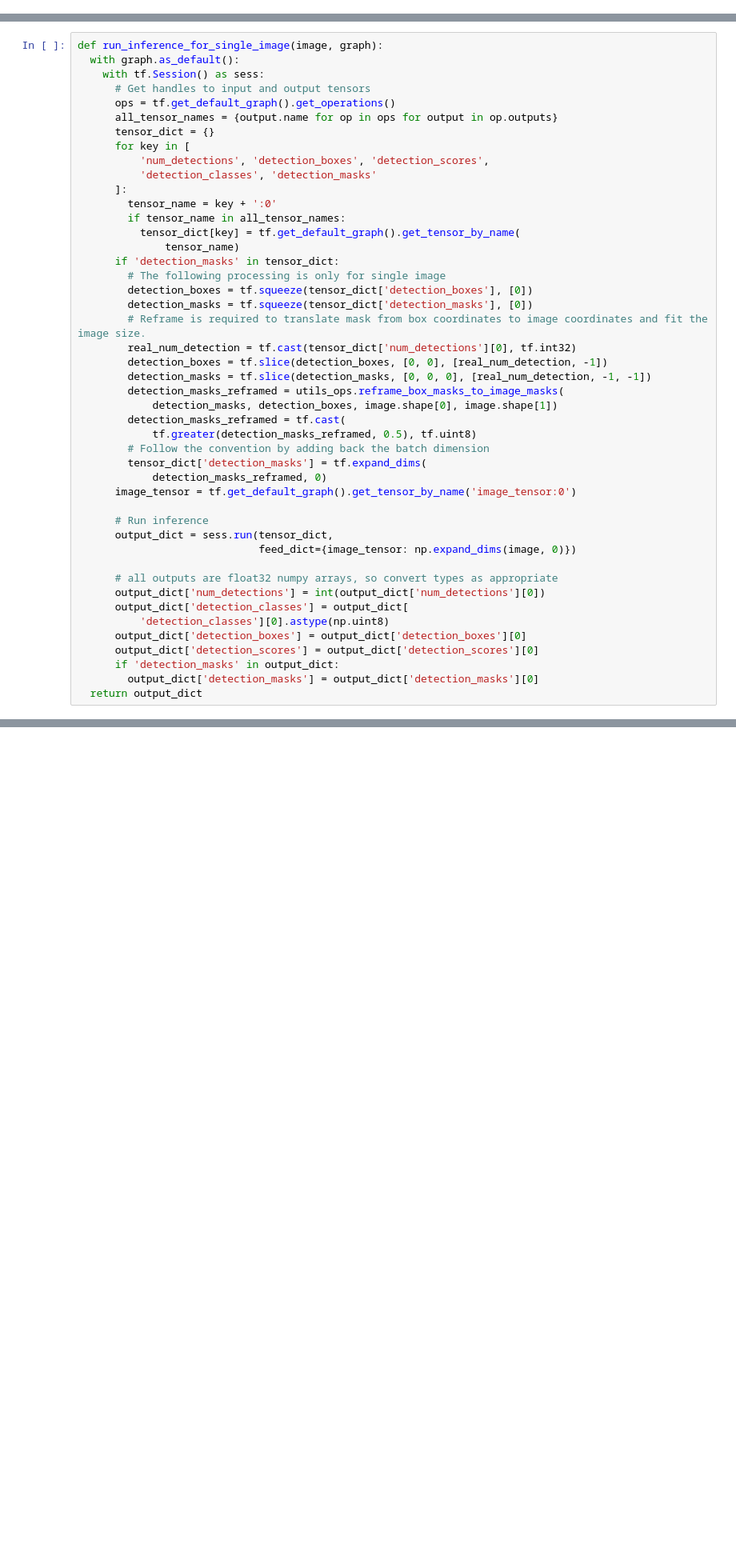
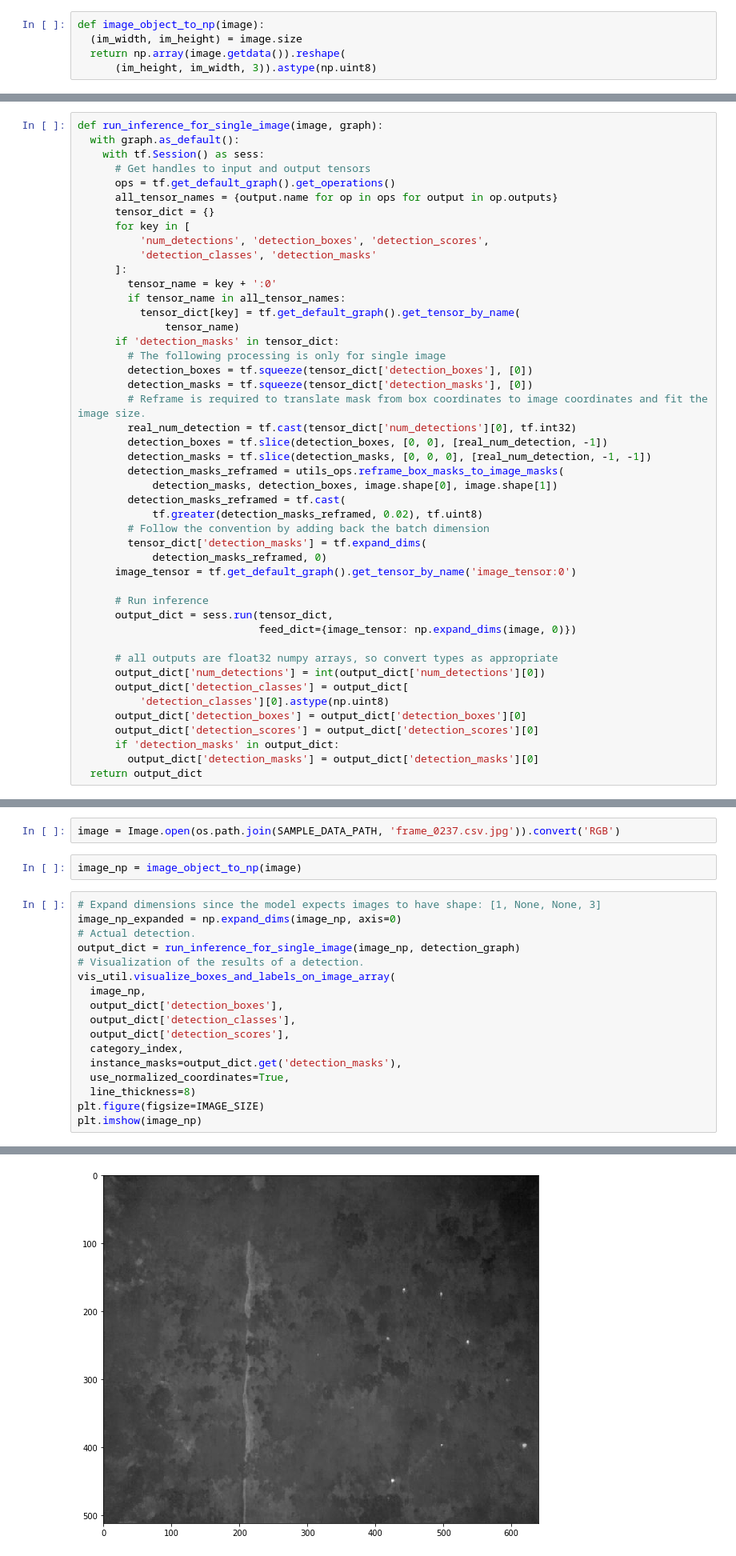
Before and after one commit to KitBurgess/space-agency-hackathon, a Jupyter notebook: investigating/Data Discovery Kuba.ipynb, the cells around one changed output, grey strips where cells are left out. Shown: that part at 80% size. Cells and saved outputs as stored; diff of their text form; blank space fills up the shorter version.

```diff
--- a/investigating/Data Discovery Kuba.ipynb
+++ b/investigating/Data Discovery Kuba.ipynb
@@ -44,3 +53,8 @@ array([[171, 171, 171, ..., 164, 162, 163],
+# %%
+def image_object_to_np(image):
+  (im_width, im_height) = image.size
+  return np.array(image.getdata()).reshape(
+      (im_height, im_width, 3)).astype(np.uint8)
 # %% [markdown]
 ## Here be the tensorflow bit
 # %%
@@ -155,7 +169,7 @@ def run_inference_for_single_image(image, graph):
         detection_masks_reframed = utils_ops.reframe_box_masks_to_image_masks(
             detection_masks, detection_boxes, image.shape[0], image.shape[1])
         detection_masks_reframed = tf.cast(
-            tf.greater(detection_masks_reframed, 0.5), tf.uint8)
+            tf.greater(detection_masks_reframed, 0.02), tf.uint8)
         # Follow the convention by adding back the batch dimension
         tensor_dict['detection_masks'] = tf.expand_dims(
             detection_masks_reframed, 0)
@@ -231,3 +242,25 @@ plt.imshow(image_np)
 # %% [output]
 <matplotlib.image.AxesImage at 0x...>
 [figure]
+# %%
+image = Image.open(os.path.join(SAMPLE_DATA_PATH, 'frame_0237.csv.jpg')).convert('RGB')
+# %%
+image_np = image_object_to_np(image)
+# %%
+# Expand dimensions since the model expects images to have shape: [1, None, None, 3]
+image_np_expanded = np.expand_dims(image_np, axis=0)
+# Actual detection.
+output_dict = run_inference_for_single_image(image_np, detection_graph)
+# Visualization of the results of a detection.
+vis_util.visualize_boxes_and_labels_on_image_array(
+  image_np,
+  output_dict['detection_boxes'],
+  output_dict['detection_classes'],
+  output_dict['detection_scores'],
+  category_index,
+  instance_masks=output_dict.get('detection_masks'),
+  use_normalized_coordinates=True,
+  line_thickness=8)
+plt.figure(figsize=IMAGE_SIZE)
+plt.imshow(image_np)
+# %% [output]
@@ -233,0 +268 @@ plt.imshow(image_np)
+[figure, added]
```
Also changed, not shown: parts of 16 cells of this notebook.
